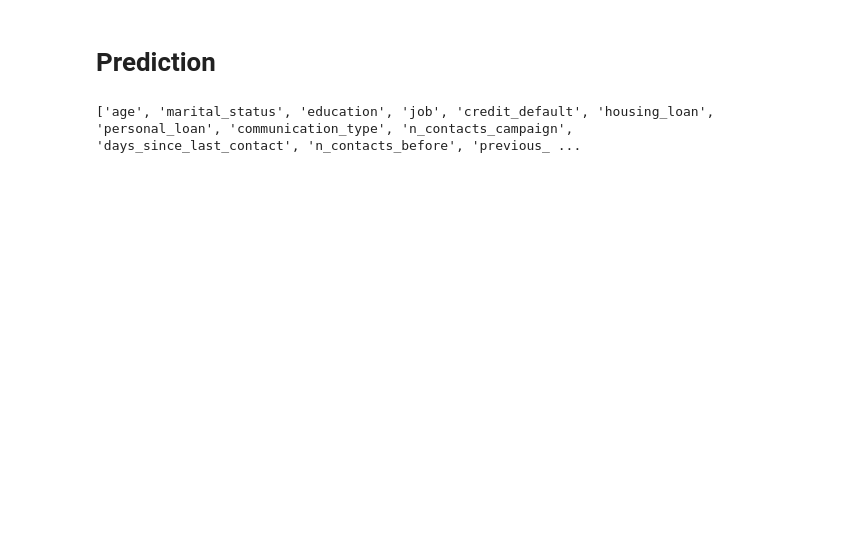
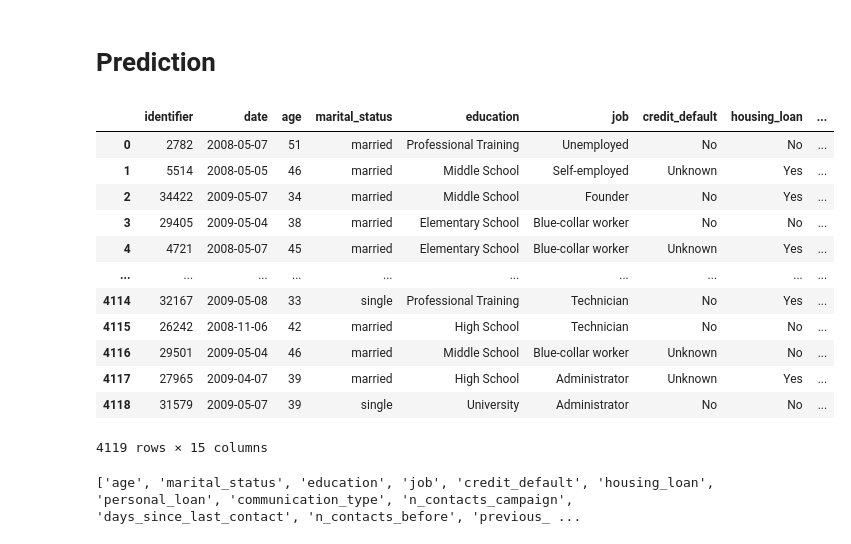
Before and after one commit to michaelheichler/predictionchallenge, a Jupyter notebook: PredictionChallenge.ipynb, the cells around one changed output. Saved outputs shown, nothing was run; the diff lists cells and outputs as text; code cells hidden in the pictures; blank space fills up the shorter version.

Commit message:
Prediction Challenge

```diff
--- a/PredictionChallenge.ipynb
+++ b/PredictionChallenge.ipynb
@@ -564,6 +549,22 @@ prediction_dataset['days_since_last_contact_cat'] = prediction_dataset['days_sin
 prediction_dataset['days_since_last_contact_cat'] = prediction_dataset['days_since_last_contact_cat'].mask(prediction_dataset['days_since_last_contact'] == -1, 999)
 # %%
 prediction_dataset["days_since_last_contact_cat"] = prediction_dataset["days_since_last_contact_cat"].astype('object')
+prediction_dataset["n_contacts_before"] = prediction_dataset["n_contacts_before"].astype('object')
+prediction_dataset.drop('duration', axis=1)
+# %% [output]
+|  | identifier | date | age | marital_status | education | job | credit_default | housing_loan | ... |
+| 0 | 2782 | 2008-05-07 | 51 | married | Professional Training | Unemployed | No | No | ... |
+| 1 | 5514 | 2008-05-05 | 46 | married | Middle School | Self-employed | Unknown | Yes | ... |
+| 2 | 34422 | 2009-05-07 | 34 | married | Middle School | Founder | No | Yes | ... |
+| 3 | 29405 | 2009-05-04 | 38 | married | Elementary School | Blue-collar worker | No | No | ... |
+| 4 | 4721 | 2008-05-07 | 45 | married | Elementary School | Blue-collar worker | Unknown | Yes | ... |
+| ... | ... | ... | ... | ... | ... | ... | ... | ... | ... |
+| 4114 | 32167 | 2009-05-08 | 33 | single | Professional Training | Technician | No | Yes | ... |
+| 4115 | 26242 | 2008-11-06 | 42 | married | High School | Technician | No | No | ... |
+| 4116 | 29501 | 2009-05-04 | 46 | married | Middle School | Blue-collar worker | Unknown | No | ... |
+| 4117 | 27965 | 2009-04-07 | 39 | married | High School | Administrator | Unknown | Yes | ... |
+| 4118 | 31579 | 2009-05-07 | 39 | single | University | Administrator | No | No | ... |
+4119 rows × 15 columns
 # %%
 es = ft.EntitySet(id = 'prediction_dataset')
 
```
Also changed, not shown: parts of 18 cells of this notebook, 2 other files.
